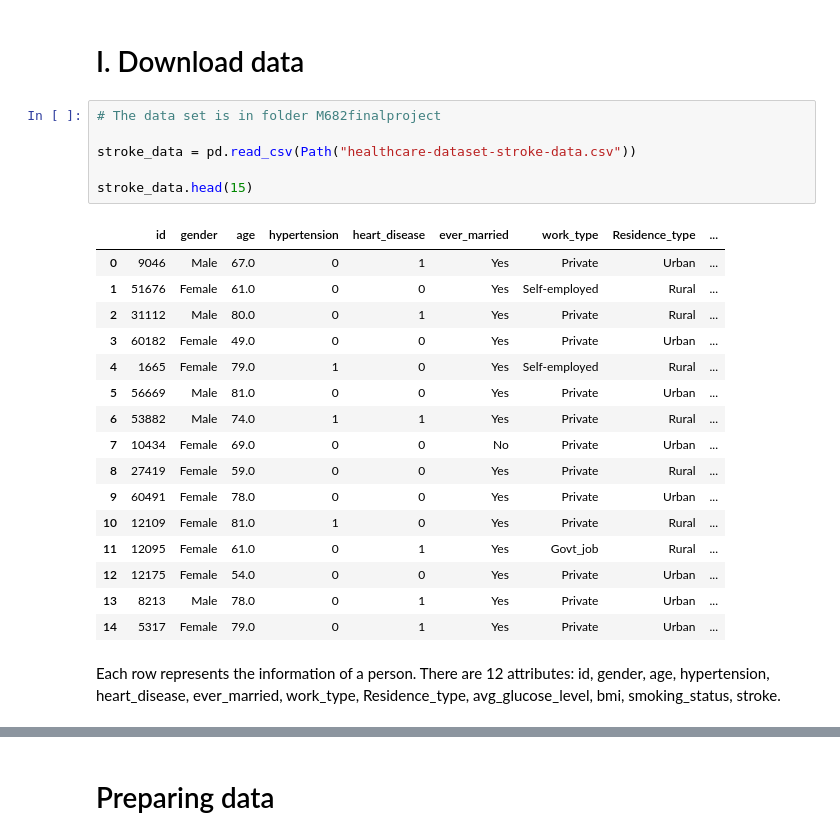
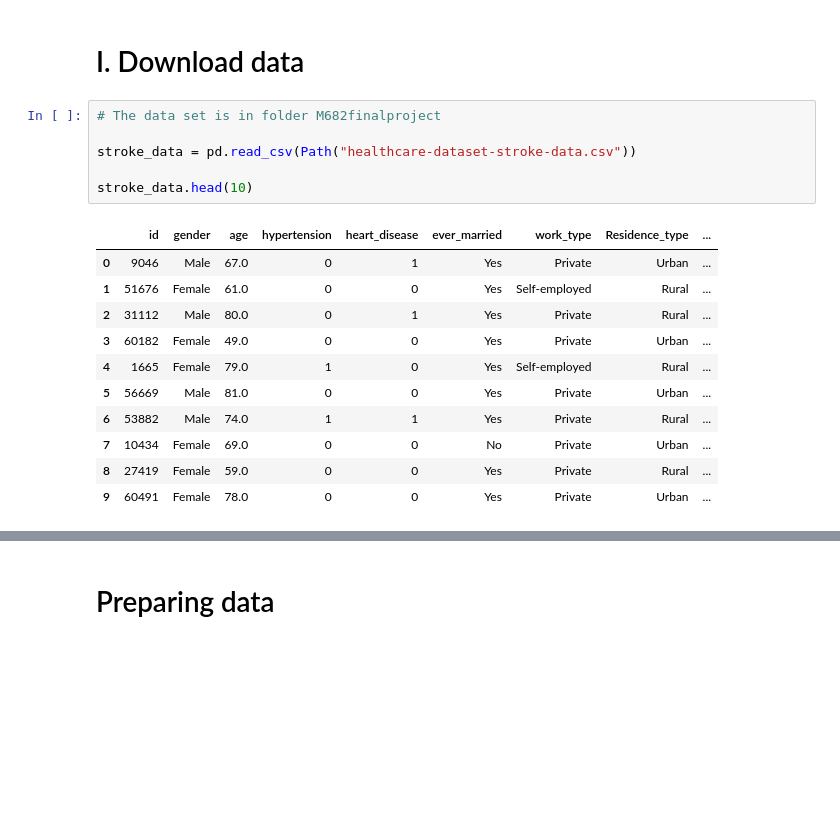
Before and after one commit to lenguyenthuyvan/M682finalproject, a Jupyter notebook: finalproject.ipynb, the cells around one changed output, grey strips where cells are left out. Saved outputs shown, nothing was run; the diff lists cells and outputs as text; blank space fills up the shorter version.

```diff
--- a/finalproject.ipynb
+++ b/finalproject.ipynb
@@ -13,25 +13,18 @@ import sklearn
 # %%
 # The data set is in folder M682finalproject
 
 stroke_data = pd.read_csv(Path("healthcare-dataset-stroke-data.csv"))
 
-stroke_data.head(15)
+stroke_data.head(10)
 # %% [output]
 |  | id | gender | age | hypertension | heart_disease | ever_married | work_type | Residence_type | ... |
 | 0 | 9046 | Male | 67.0 | 0 | 1 | Yes | Private | Urban | ... |
 | 1 | 51676 | Female | 61.0 | 0 | 0 | Yes | Self-employed | Rural | ... |
 | 2 | 31112 | Male | 80.0 | 0 | 1 | Yes | Private | Rural | ... |
 | 3 | 60182 | Female | 49.0 | 0 | 0 | Yes | Private | Urban | ... |
 | 4 | 1665 | Female | 79.0 | 1 | 0 | Yes | Self-employed | Rural | ... |
 | 5 | 56669 | Male | 81.0 | 0 | 0 | Yes | Private | Urban | ... |
 | 6 | 53882 | Male | 74.0 | 1 | 1 | Yes | Private | Rural | ... |
 | 7 | 10434 | Female | 69.0 | 0 | 0 | No | Private | Urban | ... |
 | 8 | 27419 | Female | 59.0 | 0 | 0 | Yes | Private | Rural | ... |
 | 9 | 60491 | Female | 78.0 | 0 | 0 | Yes | Private | Urban | ... |
-| 10 | 12109 | Female | 81.0 | 1 | 0 | Yes | Private | Rural | ... |
-| 11 | 12095 | Female | 61.0 | 0 | 1 | Yes | Govt_job | Rural | ... |
-| 12 | 12175 | Female | 54.0 | 0 | 0 | Yes | Private | Urban | ... |
-| 13 | 8213 | Male | 78.0 | 0 | 1 | Yes | Private | Urban | ... |
-| 14 | 5317 | Female | 79.0 | 0 | 1 | Yes | Private | Urban | ... |
-# %% [markdown]
-Each row represents the information of a person. There are 12 attributes: id,	gender,	age,	hypertension,	heart_disease,	ever_married,	work_type,	Residence_type,	avg_glucose_level,	bmi,	smoking_status,	stroke.
```
Also changed, not shown: parts of 41 cells of this notebook, 1 other file.
